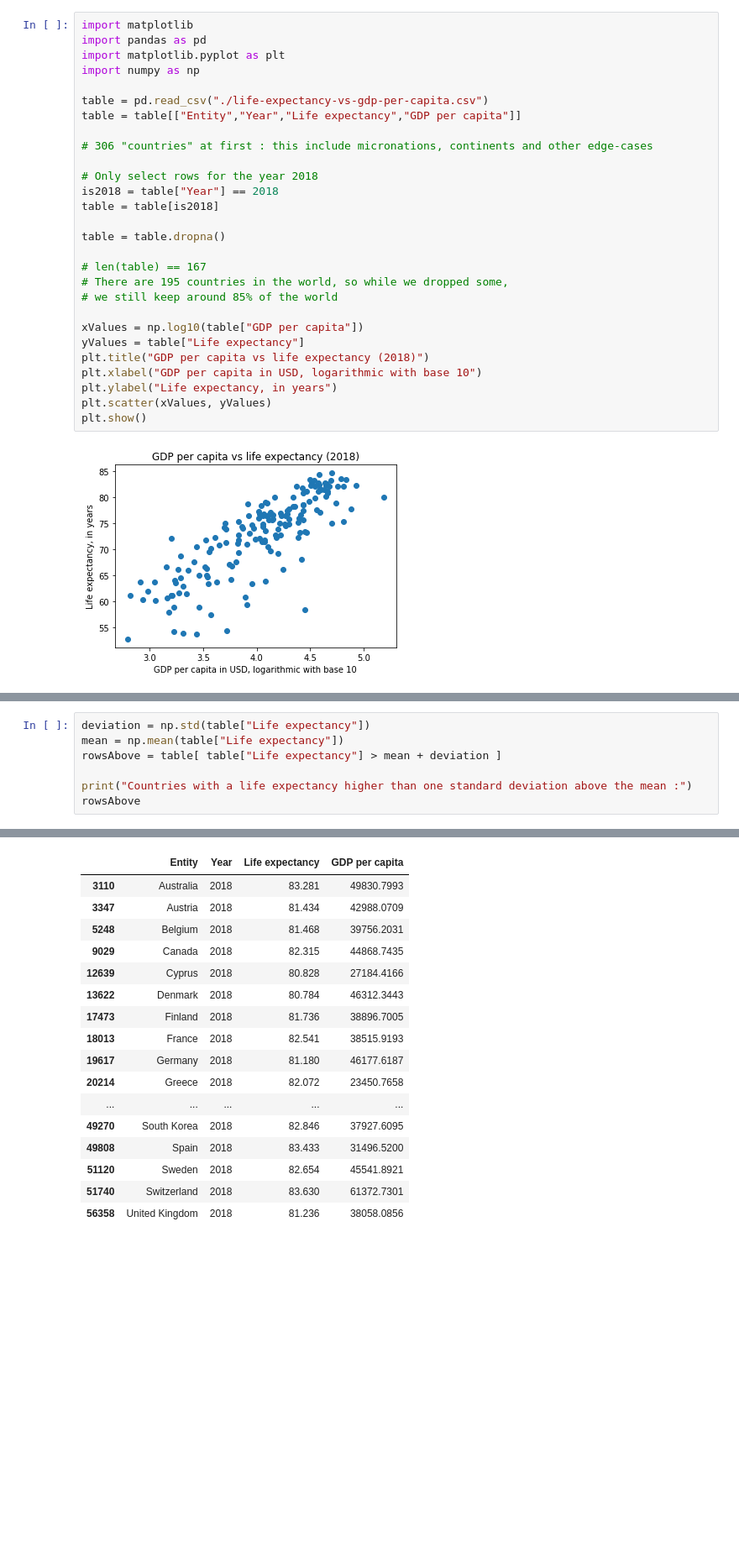
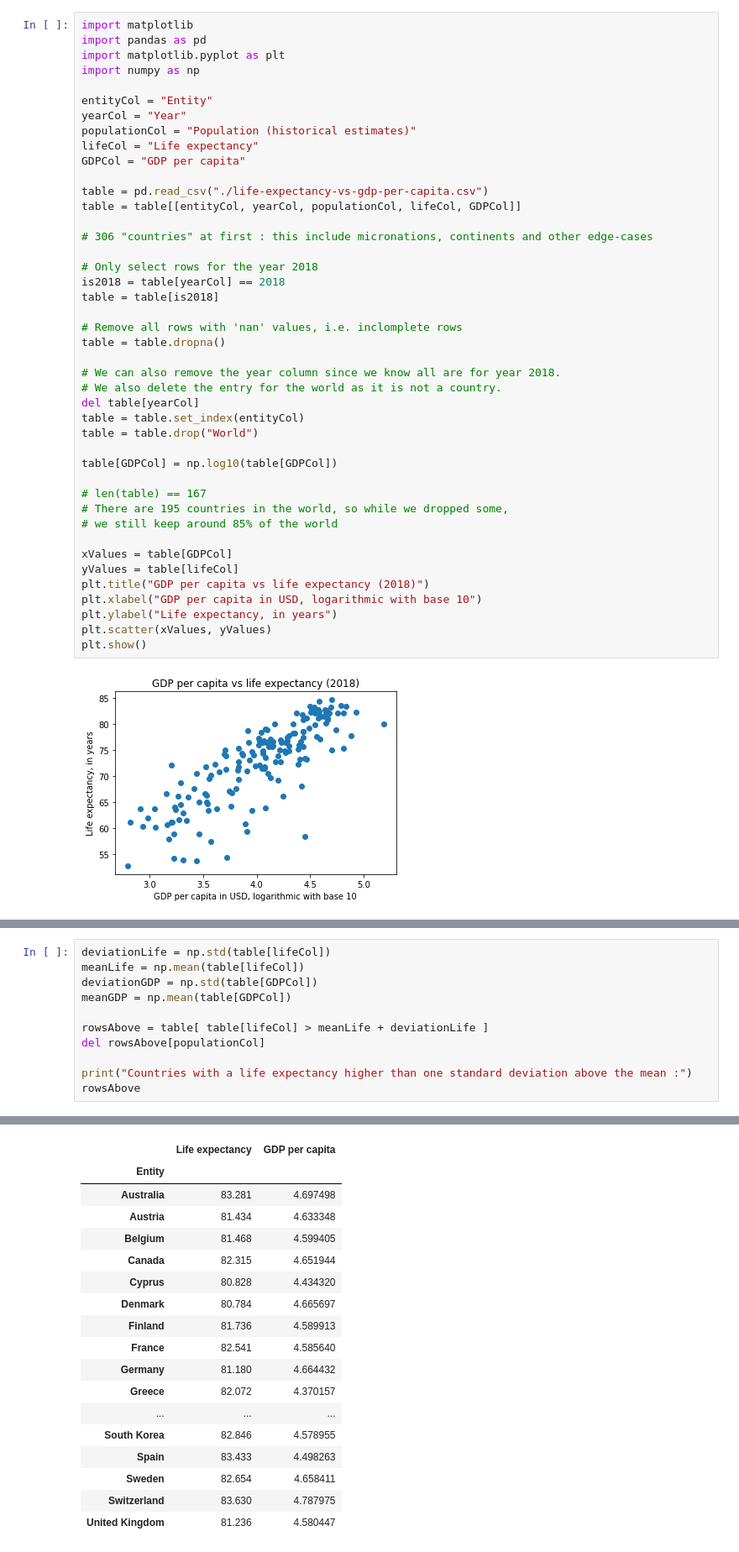
Before and after one commit to RomainTHD-UniStuff/DAT405_Introduction_to_Data_Science_and_AI, a Jupyter notebook: Assignment_1/Assignment_1.ipynb, the cells around one changed output, grey strips where cells are left out. Shown: that part at 84% size. Saved outputs shown, nothing was run; the diff lists cells and outputs as text; blank space fills up the shorter version.

```diff
--- a/Assignment_1/Assignment_1.ipynb
+++ b/Assignment_1/Assignment_1.ipynb
@@ -19,23 +19,38 @@ import pandas as pd
 import matplotlib.pyplot as plt
 import numpy as np
 
+entityCol = "Entity"
+yearCol = "Year"
+populationCol = "Population (historical estimates)"
+lifeCol = "Life expectancy"
+GDPCol = "GDP per capita"
+
 table = pd.read_csv("./life-expectancy-vs-gdp-per-capita.csv")
-table = table[["Entity","Year","Life expectancy","GDP per capita"]]
+table = table[[entityCol, yearCol, populationCol, lifeCol, GDPCol]]
 
 # 306 "countries" at first : this include micronations, continents and other edge-cases
 
 # Only select rows for the year 2018
-is2018 = table["Year"] == 2018
+is2018 = table[yearCol] == 2018
 table = table[is2018]
 
+# Remove all rows with 'nan' values, i.e. inclomplete rows
 table = table.dropna()
+
+# We can also remove the year column since we know all are for year 2018.
+# We also delete the entry for the world as it is not a country.
+del table[yearCol]
+table = table.set_index(entityCol)
+table = table.drop("World")
+
+table[GDPCol] = np.log10(table[GDPCol])
 
 # len(table) == 167
 # There are 195 countries in the world, so while we dropped some,
 # we still keep around 85% of the world
 
-xValues = np.log10(table["GDP per capita"])
-yValues = table["Life expectancy"]
+xValues = table[GDPCol]
+yValues = table[lifeCol]
 plt.title("GDP per capita vs life expectancy (2018)")
 plt.xlabel("GDP per capita in USD, logarithmic with base 10")
 plt.ylabel("Life expectancy, in years")
@@ -62,7 +78,11 @@ The columns we kept are `Entity` (the country name), `Year`, `Life expectancy` a
 # %%
-deviation = np.std(table["Life expectancy"])
-mean = np.mean(table["Life expectancy"])
-rowsAbove = table[ table["Life expectancy"] > mean + deviation ]
+deviationLife = np.std(table[lifeCol])
+meanLife = np.mean(table[lifeCol])
+deviationGDP = np.std(table[GDPCol])
+meanGDP = np.mean(table[GDPCol])
+
+rowsAbove = table[ table[lifeCol] > meanLife + deviationLife ]
+del rowsAbove[populationCol]
 
 print("Countries with a life expectancy higher than one standard deviation above the mean :")
 rowsAbove
@@ -71,17 +91,18 @@ Countries with a life expectancy higher than one standard deviation above the me
-|  | Entity | Year | Life expectancy | GDP per capita |
-| 3110 | Australia | 2018 | 83.281 | 49830.7993 |
-| 3347 | Austria | 2018 | 81.434 | 42988.0709 |
-| 5248 | Belgium | 2018 | 81.468 | 39756.2031 |
-| 9029 | Canada | 2018 | 82.315 | 44868.7435 |
-| 12639 | Cyprus | 2018 | 80.828 | 27184.4166 |
-| 13622 | Denmark | 2018 | 80.784 | 46312.3443 |
-| 17473 | Finland | 2018 | 81.736 | 38896.7005 |
-| 18013 | France | 2018 | 82.541 | 38515.9193 |
-| 19617 | Germany | 2018 | 81.180 | 46177.6187 |
-| 20214 | Greece | 2018 | 82.072 | 23450.7658 |
-| ... | ... | ... | ... | ... |
-| 49270 | South Korea | 2018 | 82.846 | 37927.6095 |
-| 49808 | Spain | 2018 | 83.433 | 31496.5200 |
-| 51120 | Sweden | 2018 | 82.654 | 45541.8921 |
-| 51740 | Switzerland | 2018 | 83.630 | 61372.7301 |
-| 56358 | United Kingdom | 2018 | 81.236 | 38058.0856 |
+|  | Life expectancy | GDP per capita |
+| Entity |  |  |
+| Australia | 83.281 | 4.697498 |
+| Austria | 81.434 | 4.633348 |
+| Belgium | 81.468 | 4.599405 |
+| Canada | 82.315 | 4.651944 |
+| Cyprus | 80.828 | 4.434320 |
+| Denmark | 80.784 | 4.665697 |
+| Finland | 81.736 | 4.589913 |
+| France | 82.541 | 4.585640 |
+| Germany | 81.180 | 4.664432 |
+| Greece | 82.072 | 4.370157 |
+| ... | ... | ... |
+| South Korea | 82.846 | 4.578955 |
+| Spain | 83.433 | 4.498263 |
+| Sweden | 82.654 | 4.658411 |
+| Switzerland | 83.630 | 4.787975 |
+| United Kingdom | 81.236 | 4.580447 |
```
Also changed, not shown: parts of 9 cells of this notebook, 2 other files.
